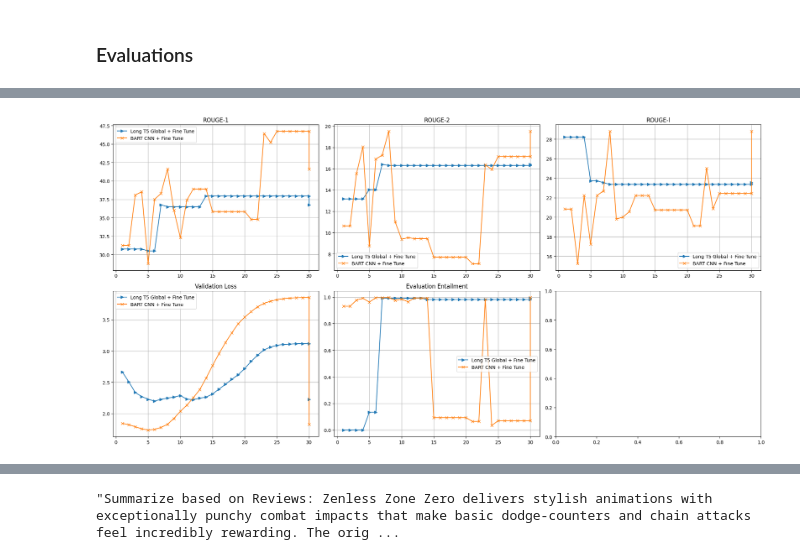
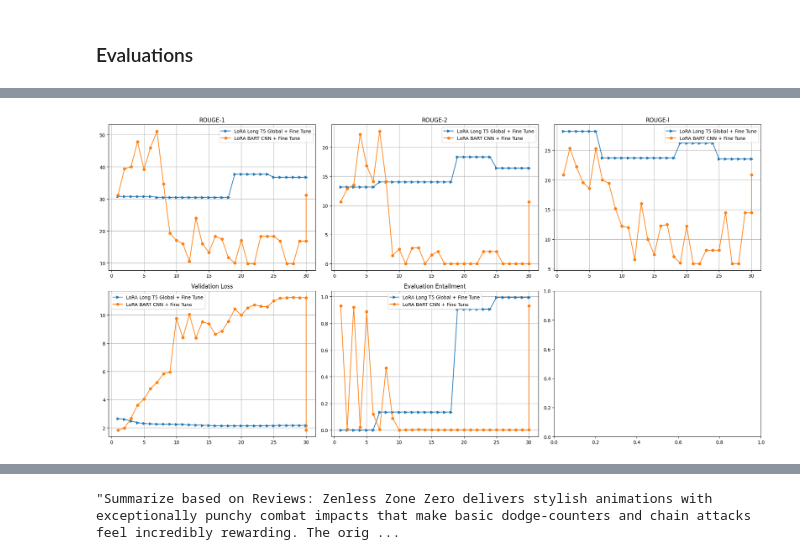
Before and after one commit to RinMDfa-a/IF5153_NLP_Final_Projects, a Jupyter notebook: experiments/phase_3part.ipynb, the cells around one changed output, grey strips where cells are left out. Saved outputs shown, nothing was run; the diff lists cells and outputs as text; code cells hidden in the pictures.

```diff
--- a/experiments/phase_3part.ipynb
+++ b/experiments/phase_3part.ipynb
@@ -571,4 +669,4 @@ def visualize_history(metrics: dict):
 # %%
-visualize_history(metric_for_visualization)
+visualize_history_finetune(metric_for_visualization)
 # %% [output]
-[figure, old version]
+[figure, new version]
```
Also changed, not shown: parts of 25 cells of this notebook.
